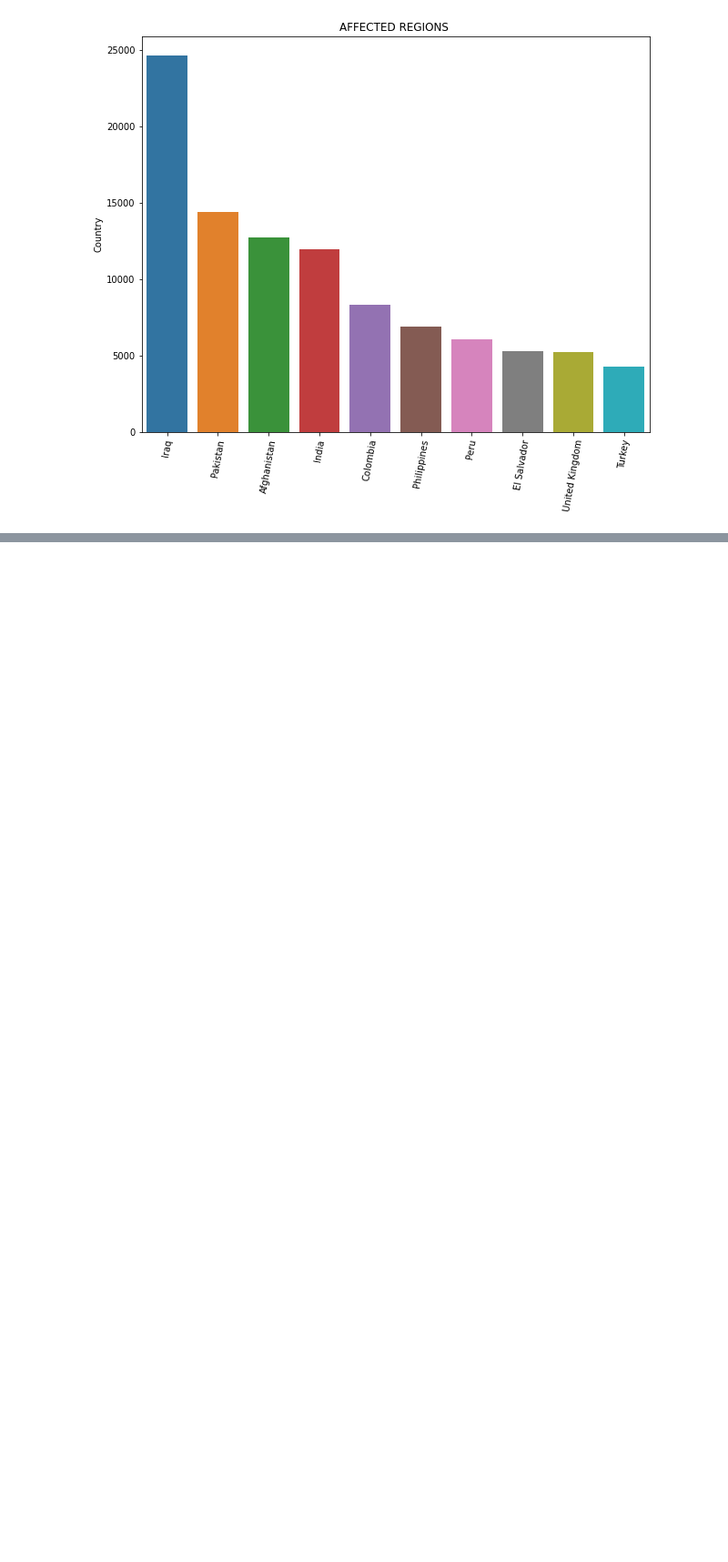
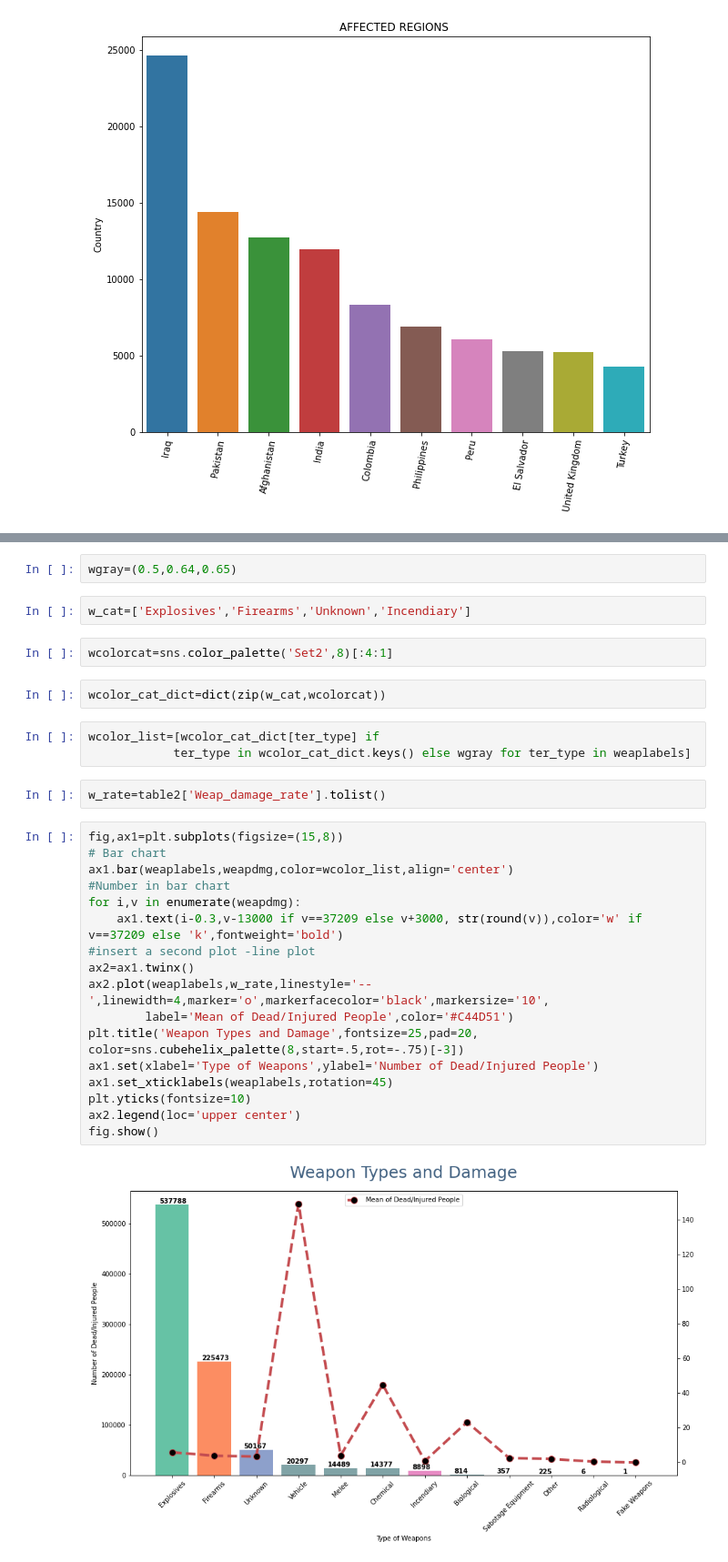
Before and after one commit to vikas6169/terrorism-repo1, a Jupyter notebook: globle_terrorism_data_analysis.ipynb, the cells around one changed output, grey strips where cells are left out. Shown at 91% size. Cells and saved outputs as stored; diff of their text form; blank space fills up the shorter version.

```diff
--- a/globle_terrorism_data_analysis.ipynb
+++ b/globle_terrorism_data_analysis.ipynb
@@ -192,0 +418,32 @@ KeyError: ignored
+# %%
+wgray=(0.5,0.64,0.65)
+# %%
+w_cat=['Explosives','Firearms','Unknown','Incendiary']
+# %%
+wcolorcat=sns.color_palette('Set2',8)[:4:1]
+# %%
+wcolor_cat_dict=dict(zip(w_cat,wcolorcat))
+# %%
+wcolor_list=[wcolor_cat_dict[ter_type] if
+            ter_type in wcolor_cat_dict.keys() else wgray for ter_type in weaplabels]
+# %%
+w_rate=table2['Weap_damage_rate'].tolist()
+# %%
+fig,ax1=plt.subplots(figsize=(15,8))
+# Bar chart
+ax1.bar(weaplabels,weapdmg,color=wcolor_list,align='center')
+#Number in bar chart
+for i,v in enumerate(weapdmg):
+    ax1.text(i-0.3,v-13000 if v==37209 else v+3000, str(round(v)),color='w' if v==37209 else 'k',fontweight='bold')
+#insert a second plot -line plot
+ax2=ax1.twinx()
+ax2.plot(weaplabels,w_rate,linestyle='--',linewidth=4,marker='o',markerfacecolor='black',markersize='10',
+        label='Mean of Dead/Injured People',color='#C44D51')
+plt.title('Weapon Types and Damage',fontsize=25,pad=20, color=sns.cubehelix_palette(8,start=.5,rot=-.75)[-3])
+ax1.set(xlabel='Type of Weapons',ylabel='Number of Dead/Injured People')
+ax1.set_xticklabels(weaplabels,rotation=45)
+plt.yticks(fontsize=10)
+ax2.legend(loc='upper center')
+fig.show()
+# %% [output]
+[figure, added]
```
Also changed, not shown: parts of 44 cells of this notebook.
